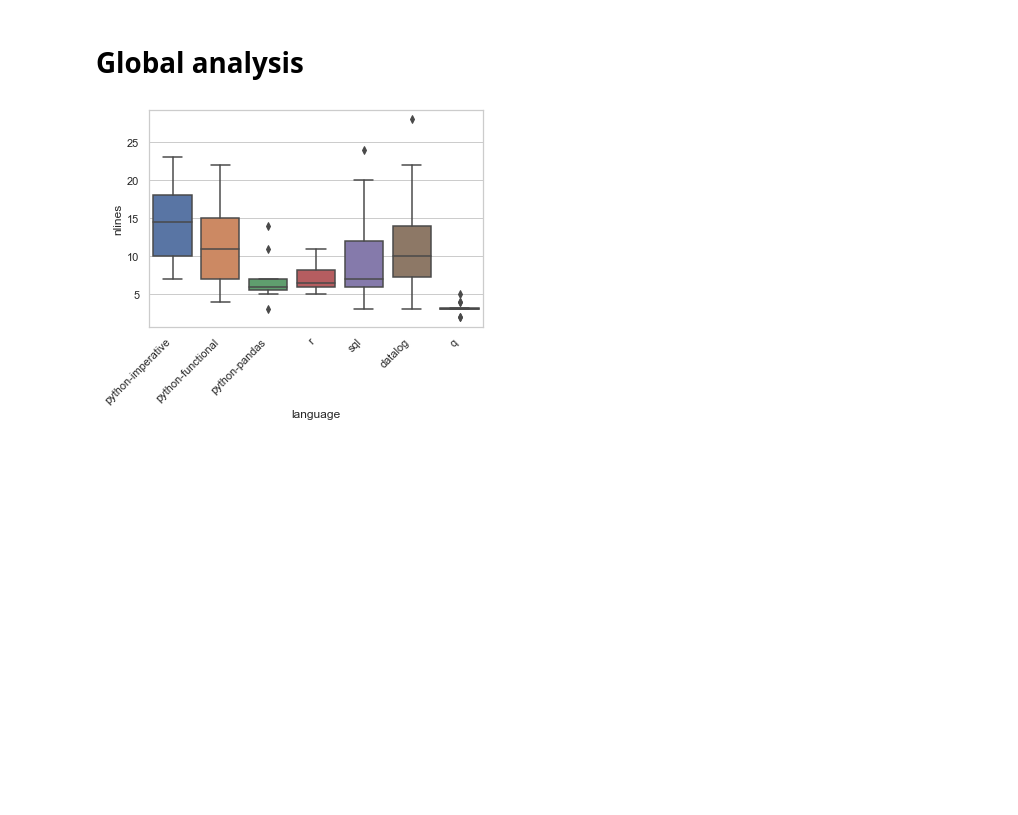
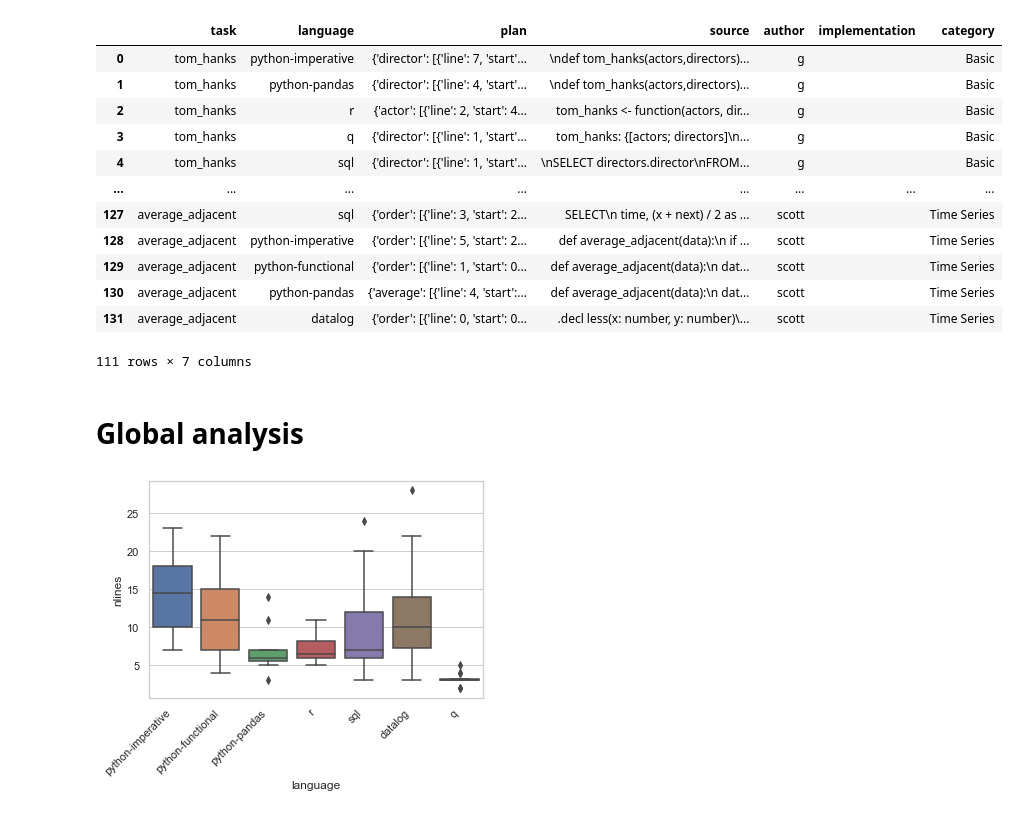
Before and after one commit to willcrichton/expressiveness-benchmark, a Jupyter notebook: notebooks/will_analysis.ipynb, the cells around one changed output. Cells and saved outputs as stored; diff of their text form; code cells hidden in the pictures; blank space fills up the shorter version.

```diff
--- a/notebooks/will_analysis.ipynb
+++ b/notebooks/will_analysis.ipynb
@@ -18,6 +30,22 @@ tasks = Task.load_all()
 programs = programs[programs.plan != {}] # filter where plan hasn't been labeled
 programs = programs[programs.task.isin(tasks.id.tolist())] # filter programs associated to a missing task
 programs['category'] = programs.task.map(lambda t: tasks[tasks.id == t].category.iloc[0])
+# %%
+programs
+# %% [output]
+|  | task | language | plan | source | author | implementation | category |
+| 0 | tom_hanks | python-imperative | {'director': [{'line': 7, 'start'... | \ndef tom_hanks(actors,directors)... | g |  | Basic |
+| 1 | tom_hanks | python-pandas | {'director': [{'line': 4, 'start'... | \ndef tom_hanks(actors,directors)... | g |  | Basic |
+| 2 | tom_hanks | r | {'actor': [{'line': 2, 'start': 4... | tom_hanks <- function(actors, dir... | g |  | Basic |
+| 3 | tom_hanks | q | {'director': [{'line': 1, 'start'... | tom_hanks: {[actors; directors]\n... | g |  | Basic |
+| 4 | tom_hanks | sql | {'director': [{'line': 1, 'start'... | \nSELECT directors.director\nFROM... | g |  | Basic |
+| ... | ... | ... | ... | ... | ... | ... | ... |
+| 127 | average_adjacent | sql | {'order': [{'line': 3, 'start': 2... | SELECT\n time, (x + next) / 2 as ... | scott |  | Time Series |
+| 128 | average_adjacent | python-imperative | {'order': [{'line': 5, 'start': 2... | def average_adjacent(data):\n if ... | scott |  | Time Series |
+| 129 | average_adjacent | python-functional | {'order': [{'line': 1, 'start': 0... | def average_adjacent(data):\n dat... | scott |  | Time Series |
+| 130 | average_adjacent | python-pandas | {'average': [{'line': 4, 'start':... | def average_adjacent(data):\n dat... | scott |  | Time Series |
+| 131 | average_adjacent | datalog | {'order': [{'line': 0, 'start': 0... | .decl less(x: number, y: number)\... | scott |  | Time Series |
+111 rows × 7 columns
 # %% [markdown]
 # Global analysis
 # %%
```
Also changed, not shown: parts of 2 cells of this notebook, 7 other files.
